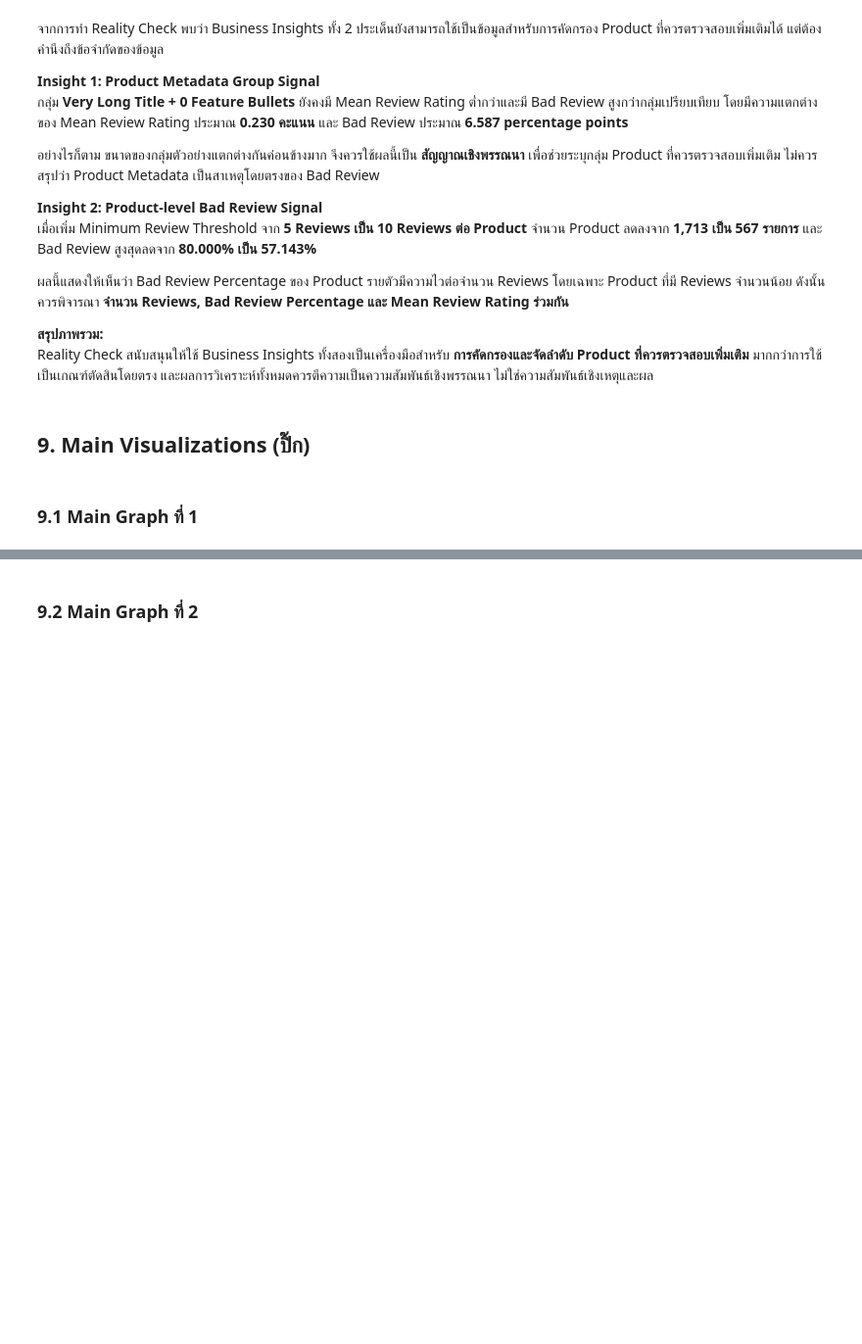
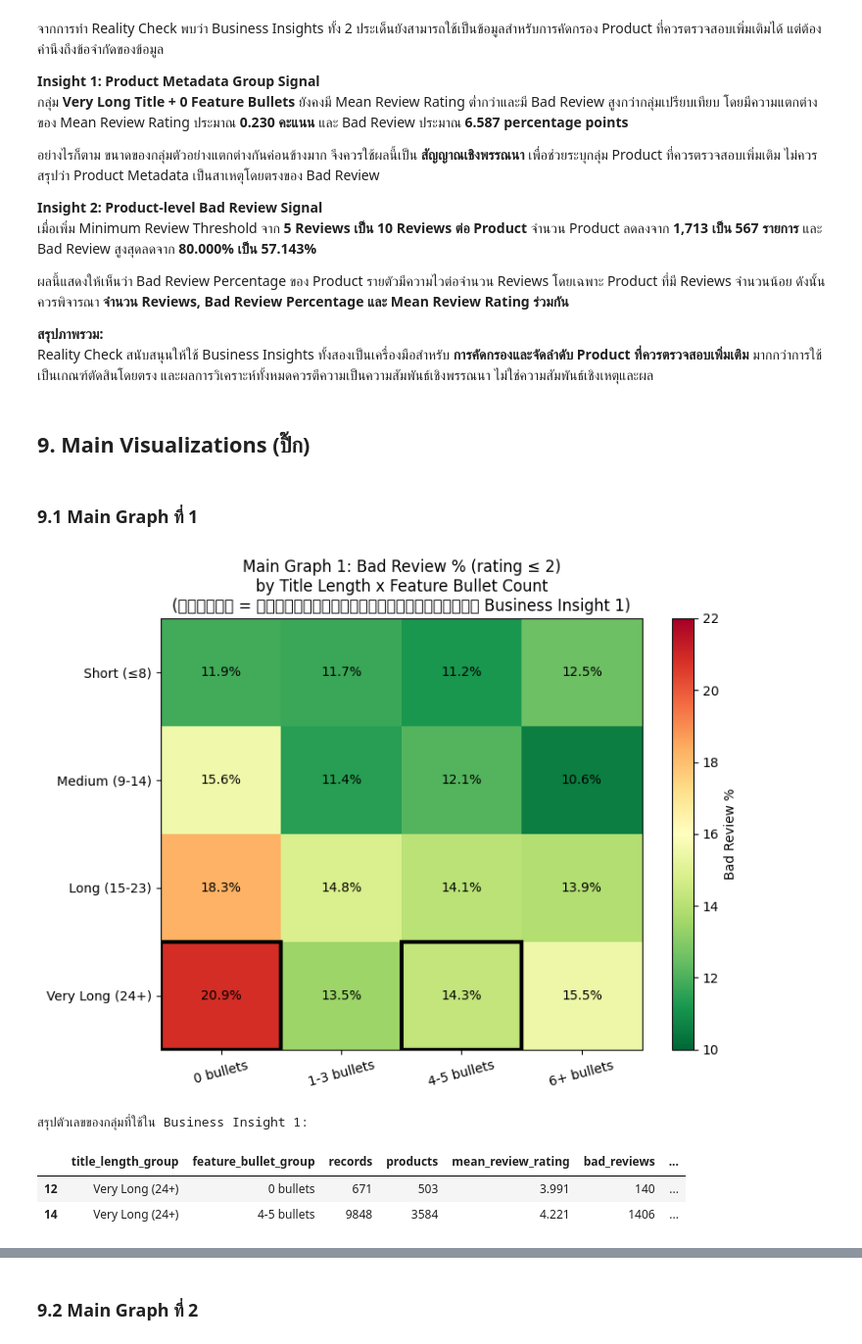
Before and after one commit to suphitchakh-web/Project_1, a Jupyter notebook: Team06_Part2.ipynb, the cells around one changed output, grey strips where cells are left out. Shown at 98% size. Cells and saved outputs as stored; diff of their text form; code cells hidden in the pictures; blank space fills up the shorter version.

Commit message:
Main Visualization กับ Insignt card

```diff
--- a/Team06_Part2.ipynb
+++ b/Team06_Part2.ipynb
@@ -2523,3 +2523,58 @@ Reality Check สนับสนุนให้ใช้ Business Insights ท
 ## 9. Main Visualizations (ปิ๊ก)
 # %% [markdown]
 ### 9.1 Main Graph ที่ 1
+# %%
+# ============================================================
+# 9.1 Main Graph 1: Bad Review % by Title Length x Feature Bullets
+# ใช้ product_text_group_summary จาก Section 6.5
+# เพื่อสนับสนุน Business Insight 1: Product Metadata Group Signal
+# ============================================================
+
+title_order = ["Short (≤8)", "Medium (9-14)", "Long (15-23)", "Very Long (24+)"]
+feature_order = ["0 bullets", "1-3 bullets", "4-5 bullets", "6+ bullets"]
+
+pivot_bad = (
+    product_text_group_summary
+    .pivot(index="title_length_group", columns="feature_bullet_group", values="bad_review_pct")
+    .reindex(index=title_order, columns=feature_order)
+)
+
+fig, ax = plt.subplots(figsize=(8, 6))
+im = ax.imshow(pivot_bad.values, cmap="RdYlGn_r", vmin=10, vmax=22, aspect="auto")
+
+ax.set_xticks(range(len(feature_order)))
+ax.set_xticklabels(feature_order, rotation=15)
+ax.set_yticks(range(len(title_order)))
+ax.set_yticklabels(title_order)
+
+for i in range(pivot_bad.shape[0]):
+    for j in range(pivot_bad.shape[1]):
+        val = pivot_bad.values[i, j]
+        if pd.notna(val):
+            ax.text(j, i, f"{val:.1f}%", ha="center", va="center", fontsize=10, color="black")
+
+# ไฮไลต์ 2 กลุ่มที่ใช้เปรียบเทียบใน Business Insight 1
+for group_name in ["0 bullets", "4-5 bullets"]:
+    row = title_order.index("Very Long (24+)")
+    col = feature_order.index(group_name)
+    ax.add_patch(plt.Rectangle((col - 0.5, row - 0.5), 1, 1,
+                                fill=False, edgecolor="black", linewidth=3))
+
+ax.set_title(
+    "Main Graph 1: Bad Review % (rating ≤ 2)\n"
+    "by Title Length x Feature Bullet Count\n"
+    "(กรอบดำ = กลุ่มที่ใช้เปรียบเทียบใน Business Insight 1)",
+    fontsize=12
+)
+fig.colorbar(im, ax=ax, label="Bad Review %")
+plt.tight_layout()
+plt.show()
+
+print("สรุปตัวเลขของกลุ่มที่ใช้ใน Business Insight 1:")
+display(insight1_compare)
+# %% [output]
+[figure, added]
+สรุปตัวเลขของกลุ่มที่ใช้ใน Business Insight 1:
+|  | title_length_group | feature_bullet_group | records | products | mean_review_rating | bad_reviews | ... |
+| 12 | Very Long (24+) | 0 bullets | 671 | 503 | 3.991 | 140 | ... |
+| 14 | Very Long (24+) | 4-5 bullets | 9848 | 3584 | 4.221 | 1406 | ... |
```
Also changed, not shown: parts of 9 cells of this notebook.
